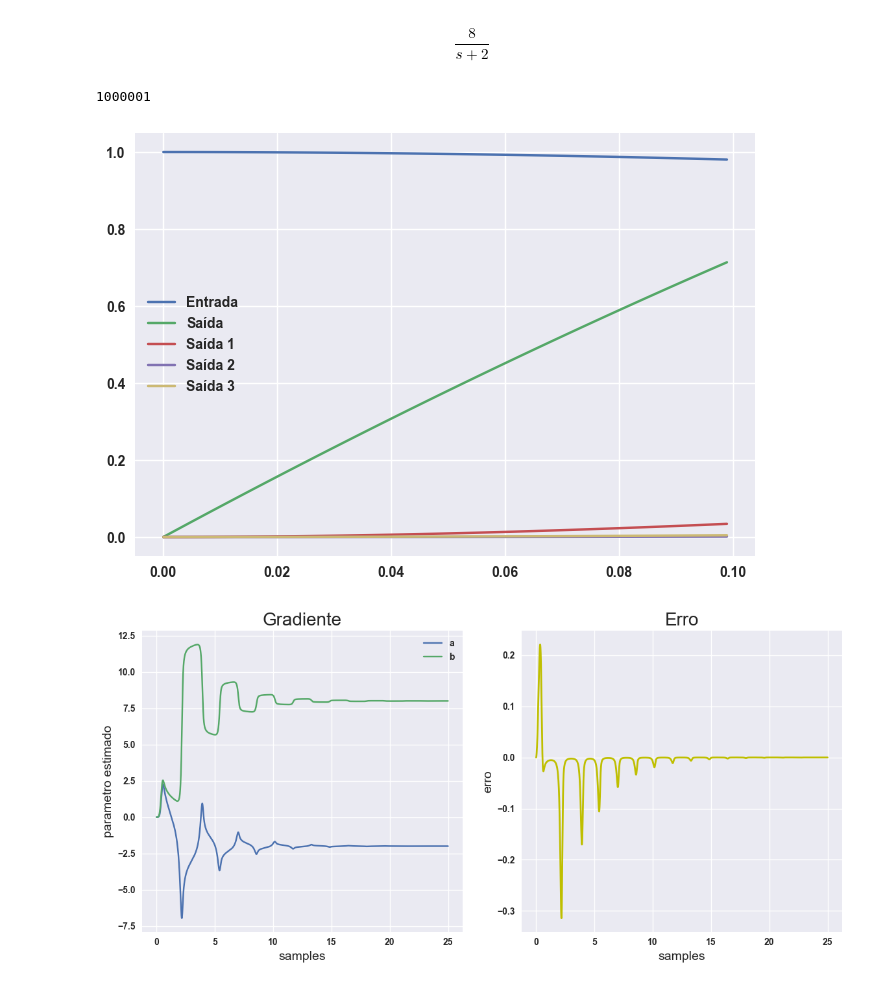
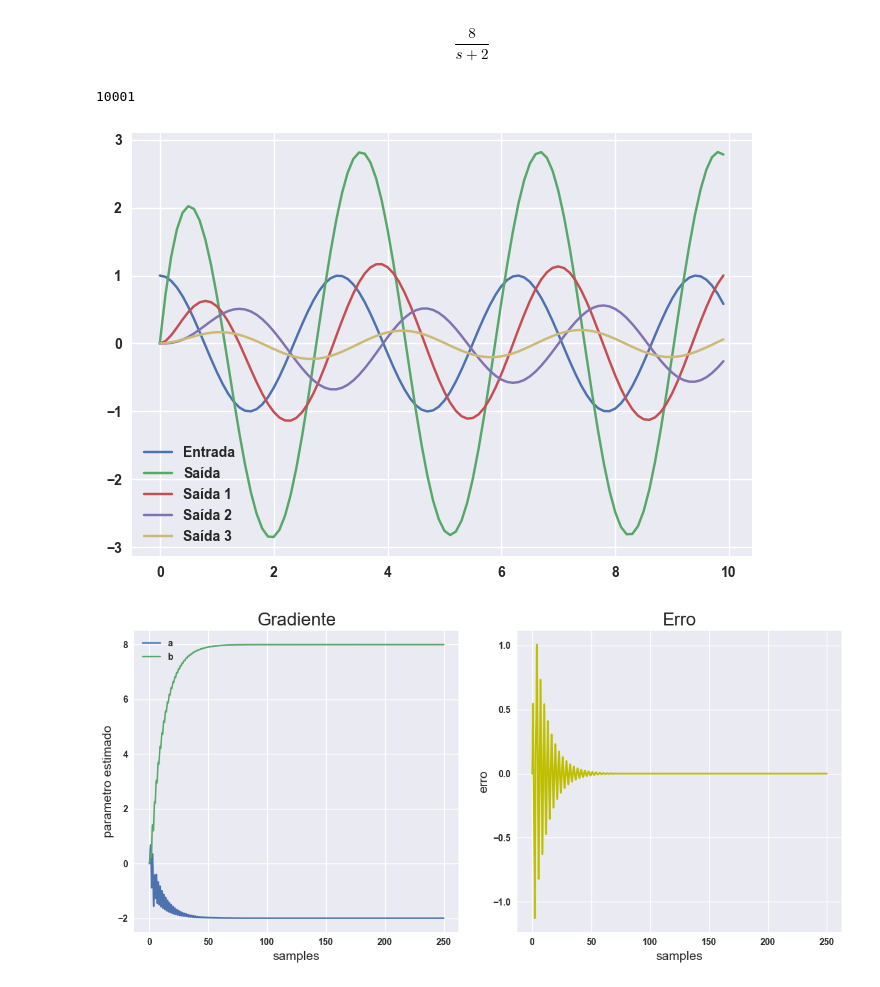
Before and after one commit to SKaiquelima/advanced-control, a Jupyter notebook: execs/exec1/exec1.ipynb, the cells around one changed output. Cells and saved outputs as stored; diff of their text form; code cells hidden in the pictures.

```diff
--- a/execs/exec1/exec1.ipynb
+++ b/execs/exec1/exec1.ipynb
@@ -3,7 +3,7 @@ import numpy as np
 import matplotlib.pyplot as plt
 import seaborn as sns
 # plt.style.use('dark_background')
-plt.style.use('seaborn-darkgrid')
+sns.set_style('darkgrid')
 
 import control.matlab as matlab
 # %% [markdown]
@@ -29,13 +29,13 @@ $$\frac{8}{s + 2}$$
 # %%
 # Parâmetros de simulação
 N = 1000
-dt = 0.001  # Taxa de amostragem
+dt = 0.1  # Taxa de amostragem
 T = np.arange(0, N + dt, dt)
 u = np.cos(2 * T)  # Entrada senoidal
 
 len(T)
 # %% [output]
-1000001
+10001
 # %%
 # Simulação dos modelos
 Y, T, _ = matlab.lsim(ftx, u, T)
@@ -52,15 +52,15 @@ plt.plot(T[:100], Y3[:100], label='Saída 3')
 plt.legend()
 plt.show()
 # %% [output]
-[figure, old version]
+[figure, new version]
 # %%
 # %%%%%%%%%%%%%%%%%%%%%%%%%%%
 # Inicialização de variáveis
 theta = np.zeros((2, int(N/dt) + 1))  # Matriz para armazenar os parâmetros estimados
 theta[:, 0] = [0, 0]
 erro = np.zeros(int(N/dt) + 1)  # Vetor de erros
-gama = np.array([[1000, 0], [0, 1000]])  # Matriz de ajuste
-alpha = 0.5  # Fator de ajuste
+gama = np.array([[10, 0], [0, 10]])  # Matriz de ajuste
+alpha = 0.2  # Fator de ajuste
 # %%
 # Loop de iterações para o algoritmo adaptativo
 
@@ -83,32 +83,32 @@ for k in range(0, int(N/dt)):
 # Gráfico dos parâmetros identificados e do erro
 
 # Crie uma figura com 1 linha e 2 colunas para os subplots
 fig, axs = plt.subplots(1, 2, figsize=(12, 6))
 
-corte = 25000
+corte = 2500
 
 fontesize = 14
 titlesize = 20
 # Primeiro subplot (Gráfico dos parâmetros estimados)
 axs[0].plot(T[:corte], theta[0, :][:corte], label='a')
 axs[0].plot(T[:corte], theta[1, :][:corte], label='b')
 axs[0].legend()
 axs[0].set_xlabel('samples', fontsize=fontesize)
 axs[0].set_ylabel('parametro estimado', fontsize=fontesize)
 axs[0].set_title('Gradiente', fontsize=titlesize)
 
 # Segundo subplot (Gráfico do erro)
 axs[1].plot(T[:corte], erro[:corte], 'y', linewidth=2)
 axs[1].set_xlabel('samples', fontsize=fontesize)
 axs[1].set_ylabel('erro', fontsize=fontesize)
 axs[1].set_title('Erro', fontsize=titlesize)
 axs[1].grid(True)
 
 
 # Ajuste o espaço entre os subplots
 plt.tight_layout()
 
 # Exiba os subplots lado a lado
 plt.show()
 # %% [output]
-[figure, old version]
+[figure, new version]
```
